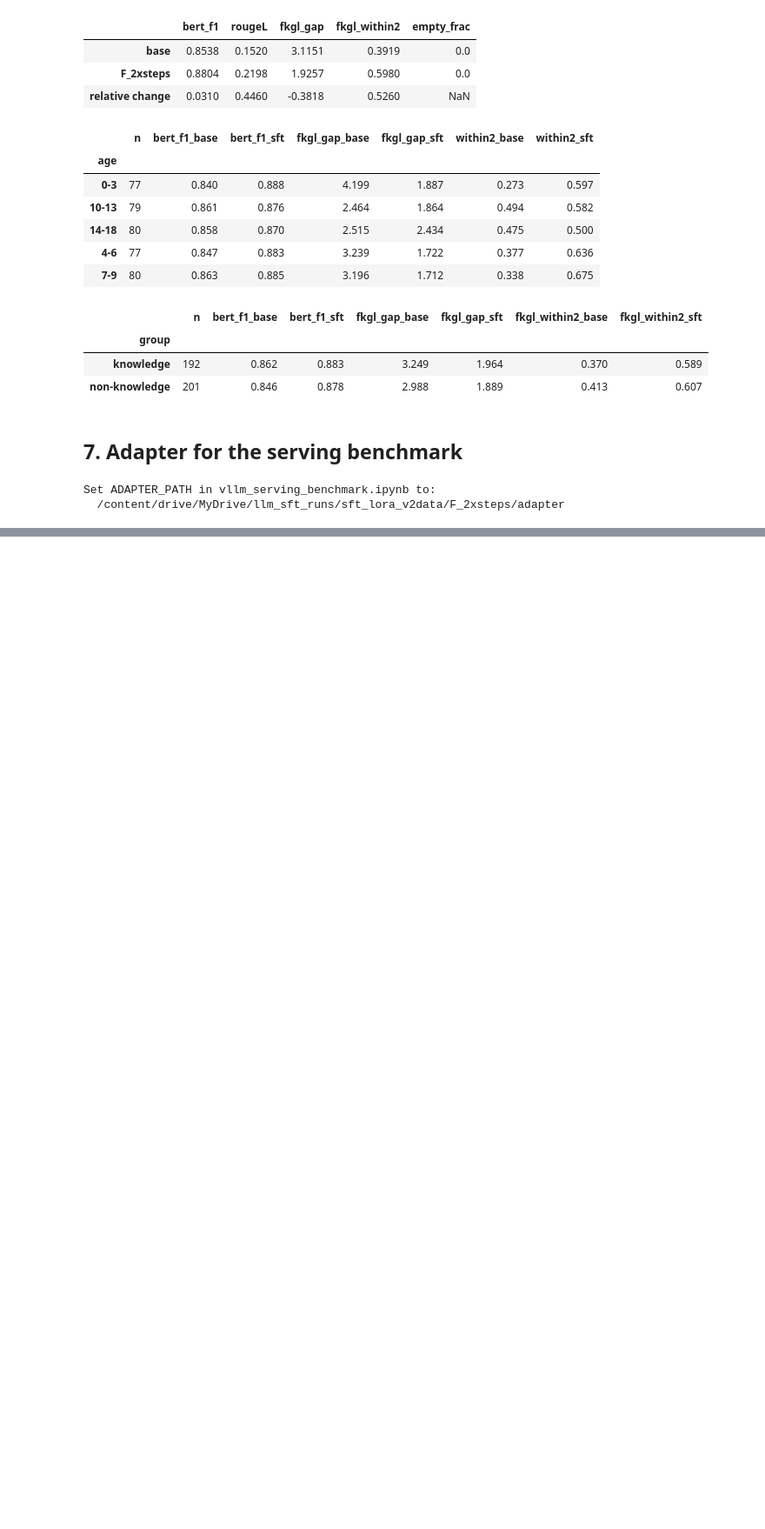
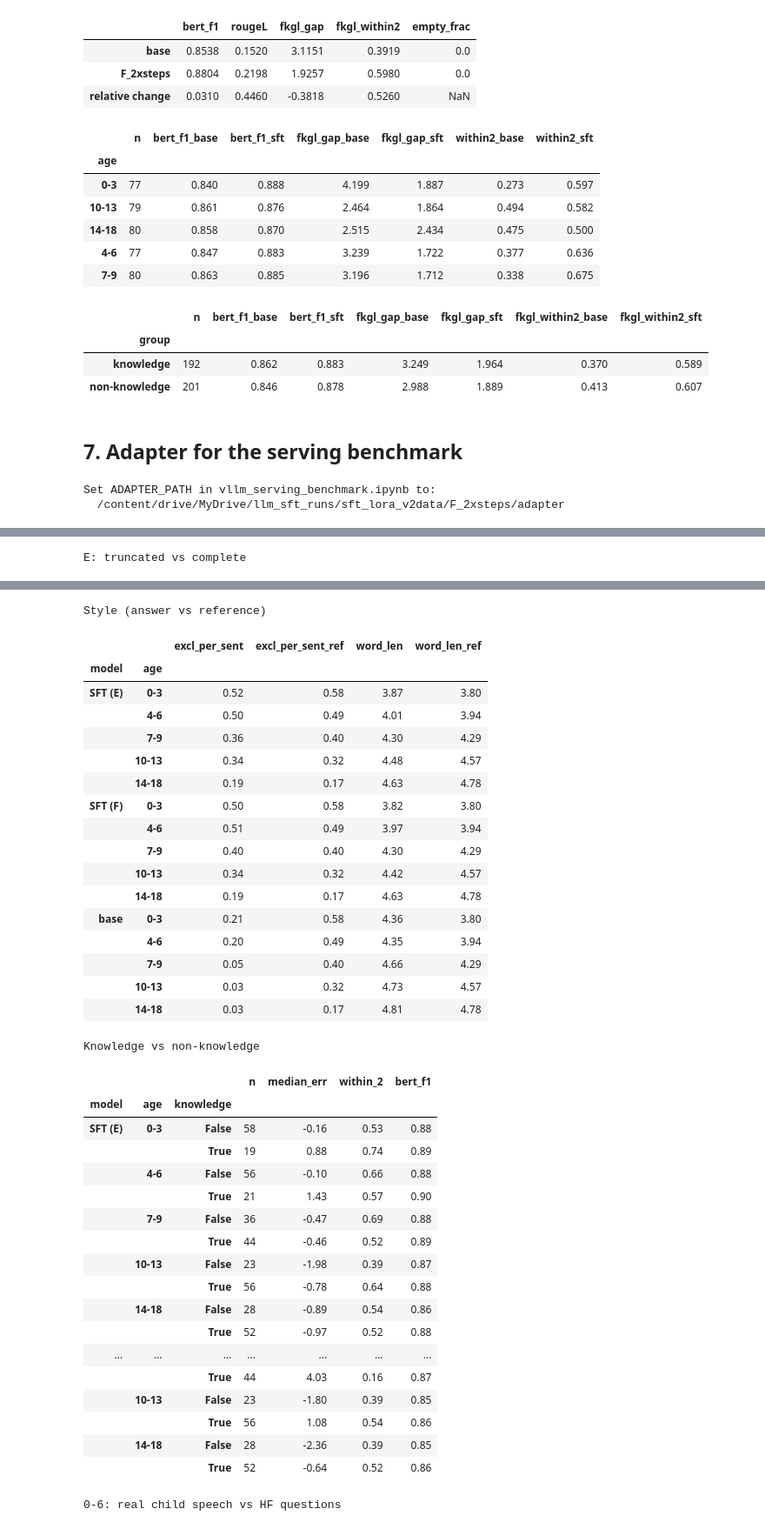
Before and after one commit to panxyz123/Child-Facing-Chatbot-SFT, a Jupyter notebook: sft/sft_lora_experiments_v2data.ipynb, the cells around one changed output, grey strips where cells are left out. Shown at 87% size. Saved outputs shown, nothing was run; the diff lists cells and outputs as text; code cells hidden in the pictures; blank space fills up the shorter version.

```diff
--- a/sft/sft_lora_experiments_v2data.ipynb
+++ b/sft/sft_lora_experiments_v2data.ipynb
@@ -459,0 +554,17 @@ Set ADAPTER_PATH in vllm_serving_benchmark.ipynb to:
+# %%
+d = FA_DF[FA_DF.model == FA_PRIMARY]
+print("E: truncated vs complete")
+display(d.groupby(["age", "truncated"]).agg(n=("err", "size"), median_err=("err", "median"),
+        within_2=("verdict", sh("within 2"))).reindex(FA_AGES, level="age").round(2))
+print("Style (answer vs reference)")
+display(FA_DF.groupby(["model", "age"])[["excl_per_sent", "excl_per_sent_ref", "word_len", "word_len_ref"]]
+        .mean().reindex(FA_AGES, level="age").round(2))
+d2 = FA_DF[FA_DF.model.isin(["base", FA_PRIMARY])]
+print("Knowledge vs non-knowledge")
+display(d2.groupby(["model", "age", "knowledge"]).agg(n=("err", "size"), median_err=("err", "median"),
+        within_2=("verdict", sh("within 2")), bert_f1=("bert_f1", "mean")).reindex(FA_AGES, level="age").round(2))
+print("0-6: real child speech vs HF questions")
+display(d2[d2.age.isin(["0-3", "4-6"])].groupby(["model", "age", "source"])
+        .agg(n=("err", "size"), median_err=("err", "median"), within_2=("verdict", sh("within 2"))).round(2))
+# %% [output]
+E: truncated vs complete
@@ -459,0 +582,38 @@ Set ADAPTER_PATH in vllm_serving_benchmark.ipynb to:
+Style (answer vs reference)
+|  |  | excl_per_sent | excl_per_sent_ref | word_len | word_len_ref |
+| model | age |  |  |  |  |
+| SFT (E) | 0-3 | 0.52 | 0.58 | 3.87 | 3.80 |
+|  | 4-6 | 0.50 | 0.49 | 4.01 | 3.94 |
+|  | 7-9 | 0.36 | 0.40 | 4.30 | 4.29 |
+|  | 10-13 | 0.34 | 0.32 | 4.48 | 4.57 |
+|  | 14-18 | 0.19 | 0.17 | 4.63 | 4.78 |
+| SFT (F) | 0-3 | 0.50 | 0.58 | 3.82 | 3.80 |
+|  | 4-6 | 0.51 | 0.49 | 3.97 | 3.94 |
+|  | 7-9 | 0.40 | 0.40 | 4.30 | 4.29 |
+|  | 10-13 | 0.34 | 0.32 | 4.42 | 4.57 |
+|  | 14-18 | 0.19 | 0.17 | 4.63 | 4.78 |
+| base | 0-3 | 0.21 | 0.58 | 4.36 | 3.80 |
+|  | 4-6 | 0.20 | 0.49 | 4.35 | 3.94 |
+|  | 7-9 | 0.05 | 0.40 | 4.66 | 4.29 |
+|  | 10-13 | 0.03 | 0.32 | 4.73 | 4.57 |
+|  | 14-18 | 0.03 | 0.17 | 4.81 | 4.78 |
+Knowledge vs non-knowledge
+|  |  |  | n | median_err | within_2 | bert_f1 |
+| model | age | knowledge |  |  |  |  |
+| SFT (E) | 0-3 | False | 58 | -0.16 | 0.53 | 0.88 |
+|  |  | True | 19 | 0.88 | 0.74 | 0.89 |
+|  | 4-6 | False | 56 | -0.10 | 0.66 | 0.88 |
+|  |  | True | 21 | 1.43 | 0.57 | 0.90 |
+|  | 7-9 | False | 36 | -0.47 | 0.69 | 0.88 |
+|  |  | True | 44 | -0.46 | 0.52 | 0.89 |
+|  | 10-13 | False | 23 | -1.98 | 0.39 | 0.87 |
+|  |  | True | 56 | -0.78 | 0.64 | 0.88 |
+|  | 14-18 | False | 28 | -0.89 | 0.54 | 0.86 |
+|  |  | True | 52 | -0.97 | 0.52 | 0.88 |
+| ... | ... | ... | ... | ... | ... | ... |
+|  |  | True | 44 | 4.03 | 0.16 | 0.87 |
+|  | 10-13 | False | 23 | -1.80 | 0.39 | 0.85 |
+|  |  | True | 56 | 1.08 | 0.54 | 0.86 |
+|  | 14-18 | False | 28 | -2.36 | 0.39 | 0.85 |
+|  |  | True | 52 | -0.64 | 0.52 | 0.86 |
+0-6: real child speech vs HF questions
```
Also changed, not shown: parts of 11 cells of this notebook.
